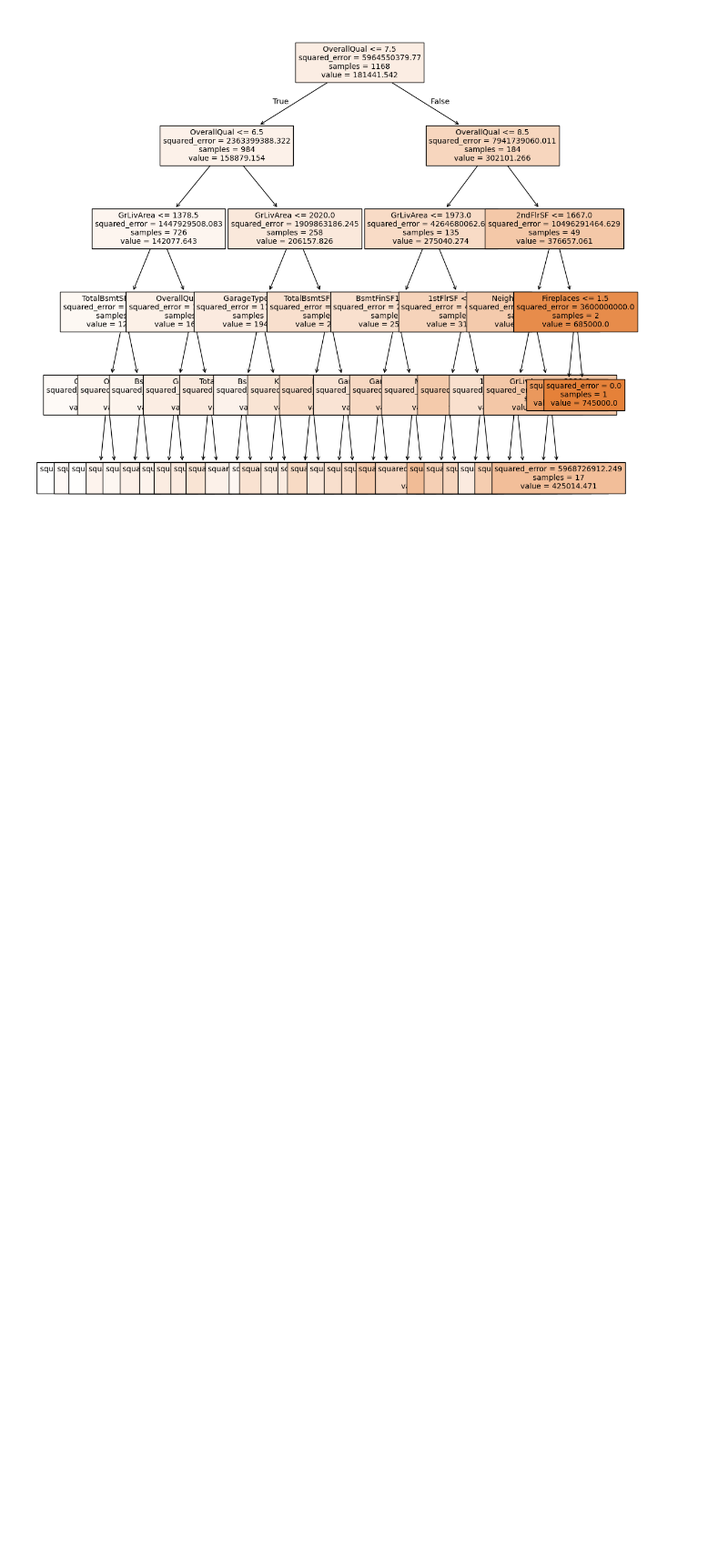
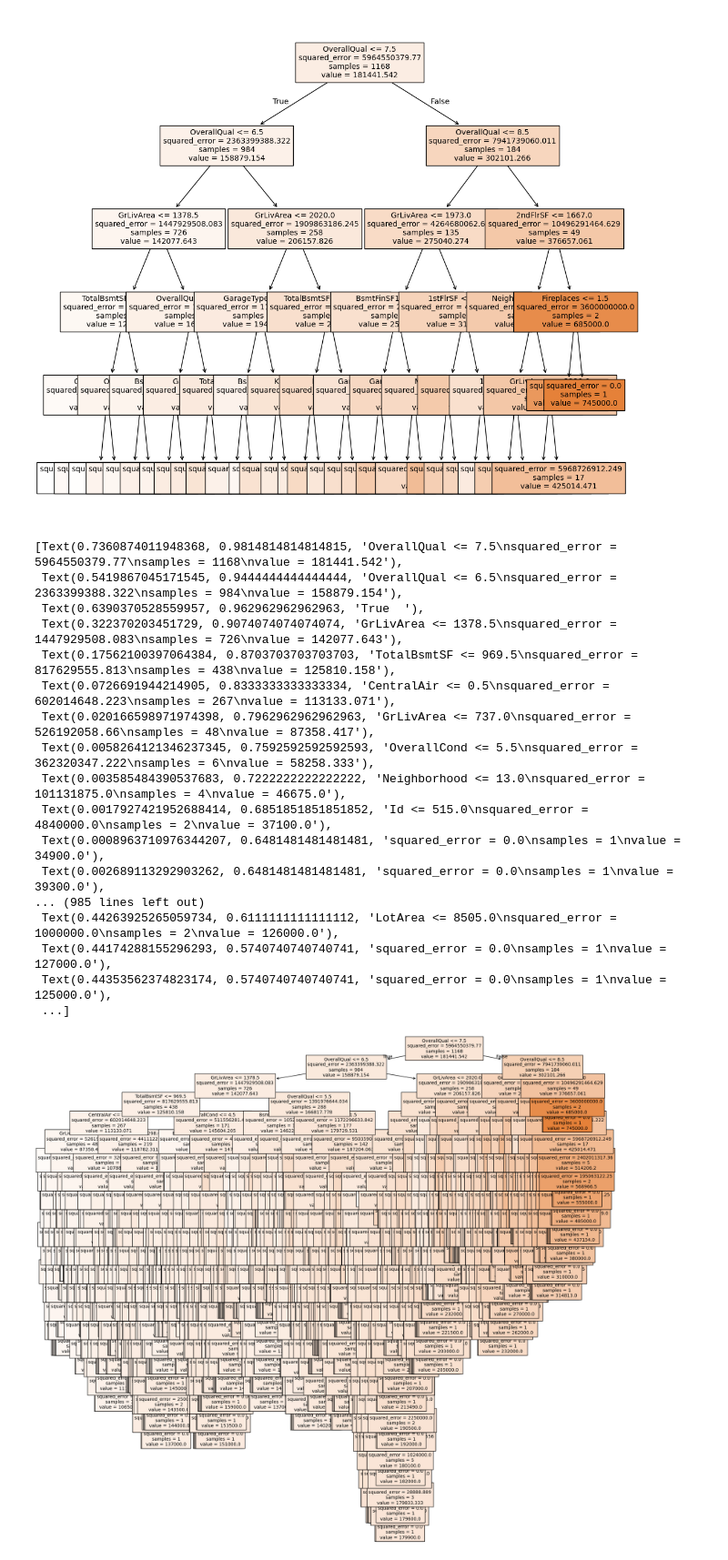
Before and after one commit to hieunguyen-cyber/Advanced_Regression, a Jupyter notebook: notebooks/KNN+KMeans_TDA.ipynb, the cells around one changed output. Shown at 91% size. Saved outputs shown, nothing was run; the diff lists cells and outputs as text; code cells hidden in the pictures; blank space fills up the shorter version.

```diff
--- a/notebooks/KNN+KMeans_TDA.ipynb
+++ b/notebooks/KNN+KMeans_TDA.ipynb
@@ -161,3 +161,25 @@ plot_tree(OneRegr5.fit(X_train, y_train),filled=True,feature_names=X_train.colum
  Text(0.9491525423728814, 0.25, 'squared_error = 0.0\nsamples = 1\nvalue = 625000.0'),
  Text(0.9830508474576272, 0.25, 'squared_error = 0.0\nsamples = 1\nvalue = 745000.0')]
 [figure]
+# %%
+plt.figure(figsize=(20,20))
+plot_tree(OneRegr.fit(X_train, y_train),filled=True,feature_names=X_train.columns,fontsize=10)
+# %% [output]
+[Text(0.7360874011948368, 0.9814814814814815, 'OverallQual <= 7.5\nsquared_error = 5964550379.77\nsamples = 1168\nvalue = 181441.542'),
+ Text(0.5419867045171545, 0.9444444444444444, 'OverallQual <= 6.5\nsquared_error = 2363399388.322\nsamples = 984\nvalue = 158879.154'),
+ Text(0.6390370528559957, 0.962962962962963, 'True  '),
+ Text(0.322370203451729, 0.9074074074074074, 'GrLivArea <= 1378.5\nsquared_error = 1447929508.083\nsamples = 726\nvalue = 142077.643'),
+ Text(0.17562100397064384, 0.8703703703703703, 'TotalBsmtSF <= 969.5\nsquared_error = 817629555.813\nsamples = 438\nvalue = 125810.158'),
+ Text(0.0726691944214905, 0.8333333333333334, 'CentralAir <= 0.5\nsquared_error = 602014648.223\nsamples = 267\nvalue = 113133.071'),
+ Text(0.020166598971974398, 0.7962962962962963, 'GrLivArea <= 737.0\nsquared_error = 526192058.66\nsamples = 48\nvalue = 87358.417'),
+ Text(0.0058264121346237345, 0.7592592592592593, 'OverallCond <= 5.5\nsquared_error = 362320347.222\nsamples = 6\nvalue = 58258.333'),
+ Text(0.003585484390537683, 0.7222222222222222, 'Neighborhood <= 13.0\nsquared_error = 101131875.0\nsamples = 4\nvalue = 46675.0'),
+ Text(0.0017927421952688414, 0.6851851851851852, 'Id <= 515.0\nsquared_error = 4840000.0\nsamples = 2\nvalue = 37100.0'),
+ Text(0.0008963710976344207, 0.6481481481481481, 'squared_error = 0.0\nsamples = 1\nvalue = 34900.0'),
+ Text(0.002689113292903262, 0.6481481481481481, 'squared_error = 0.0\nsamples = 1\nvalue = 39300.0'),
+... (985 lines left out)
+ Text(0.44263925265059734, 0.6111111111111112, 'LotArea <= 8505.0\nsquared_error = 1000000.0\nsamples = 2\nvalue = 126000.0'),
+ Text(0.44174288155296293, 0.5740740740740741, 'squared_error = 0.0\nsamples = 1\nvalue = 127000.0'),
+ Text(0.44353562374823174, 0.5740740740740741, 'squared_error = 0.0\nsamples = 1\nvalue = 125000.0'),
+ ...]
+[figure, added]
```
Also changed, not shown: parts of 3 cells of this notebook, 1 other file.
